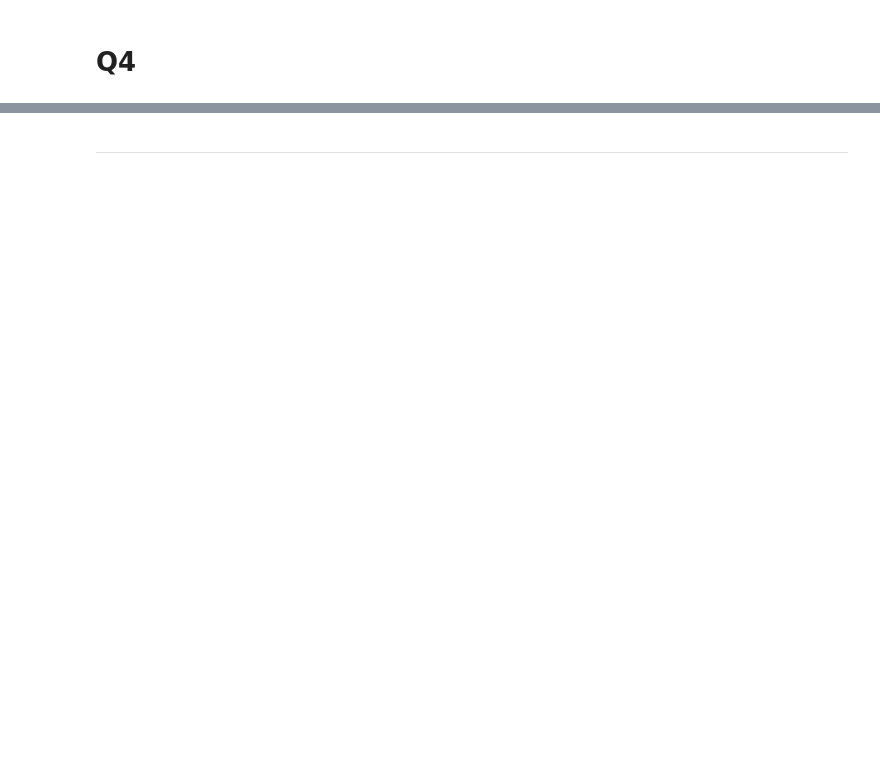
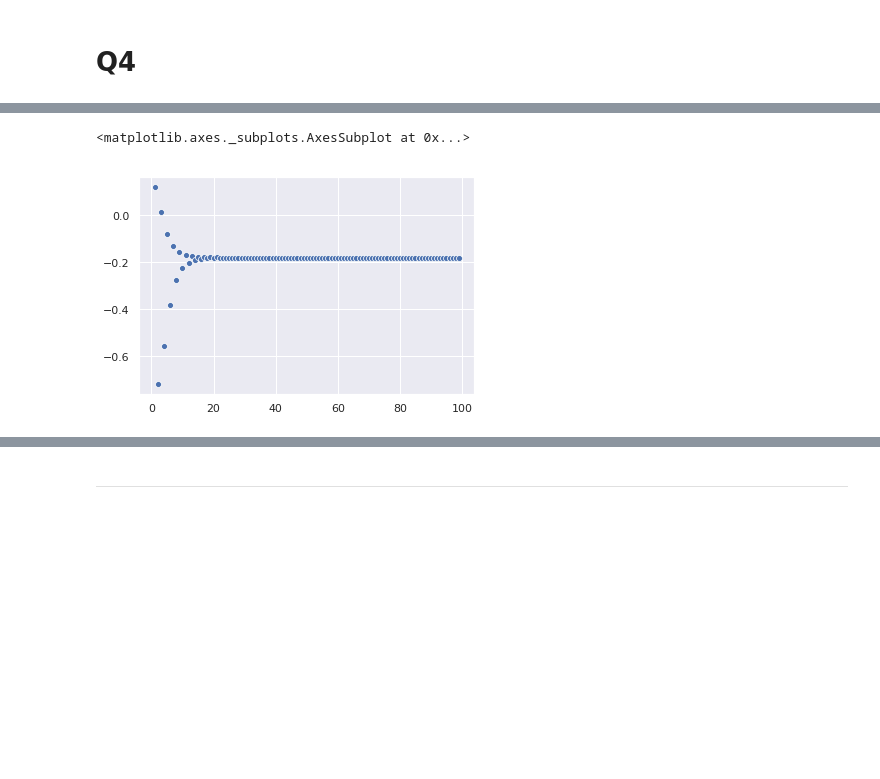
Before and after one commit to gmelodie/Complex-Networks, a Jupyter notebook: lista1/lista1.ipynb, the cells around one changed output, grey strips where cells are left out. Saved outputs shown, nothing was run; the diff lists cells and outputs as text; code cells hidden in the pictures; blank space fills up the shorter version.

```diff
--- a/lista1/lista1.ipynb
+++ b/lista1/lista1.ipynb
@@ -309,0 +394,14 @@ graph = create_pdf_network()
+# %%
+corrs = []
+limit = 100
+
+dists = nx.floyd_warshall_numpy(graph, nodelist=sorted(graph.nodes))
+for i in range(1, limit):
+    power_matrix = power_transition_matrix(graph, i)
+    x, y = create_scatter_plot(power_matrix, dists, plot=False);
+    corrs.append(pearsonr(x, y)[0])
+# %%
+sns.scatterplot(list(range(1, limit)), corrs)
+# %% [output]
+<matplotlib.axes._subplots.AxesSubplot at 0x...>
+[figure, added]
```
Also changed, not shown: parts of 25 cells of this notebook.
